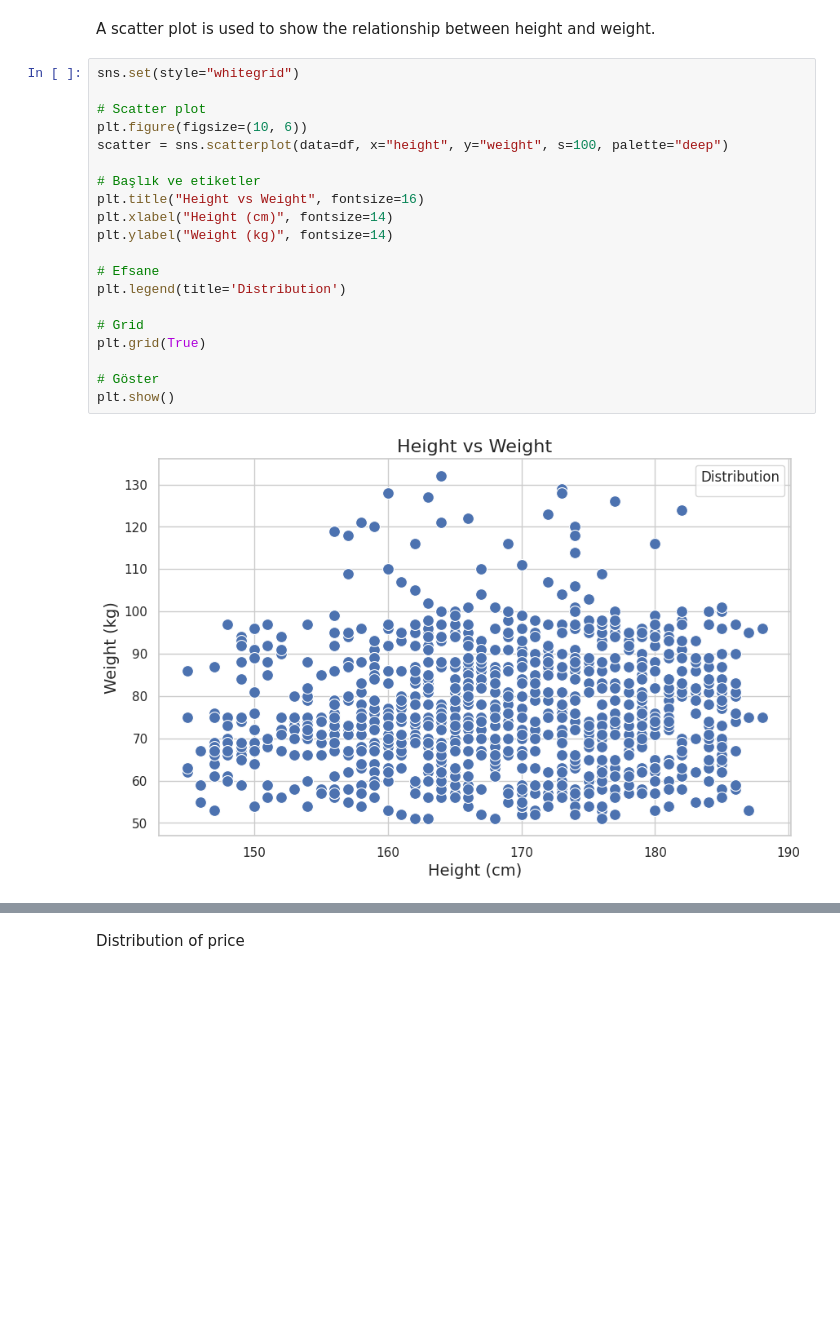
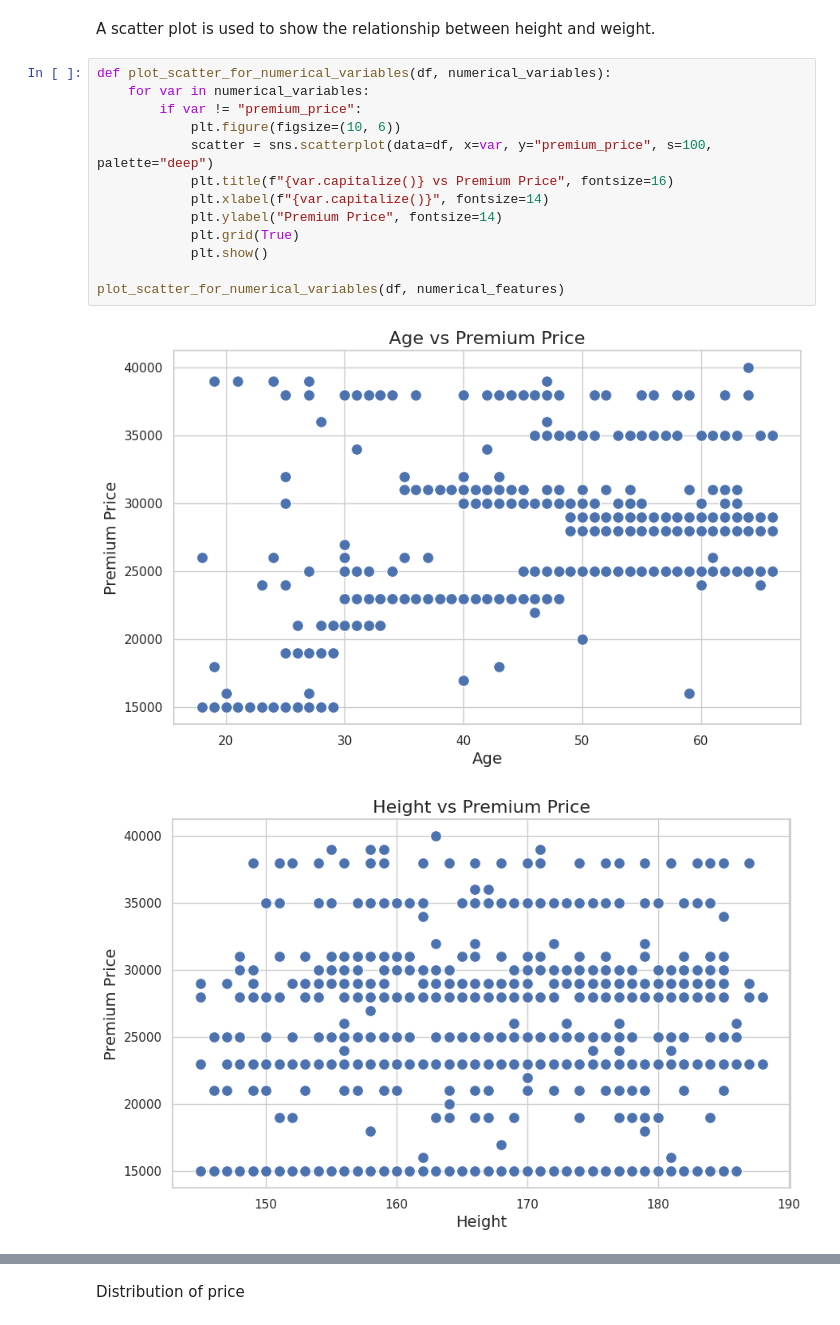
Before and after one commit to kellyvergarat/ML-Medical-Insurance-Prediction, a Jupyter notebook: medical_insurance_regression.ipynb, the cells around one changed output, grey strips where cells are left out. Cells and saved outputs as stored; diff of their text form; blank space fills up the shorter version.

```diff
--- a/medical_insurance_regression.ipynb
+++ b/medical_insurance_regression.ipynb
@@ -129,24 +129,18 @@ sns.heatmap(df.corr(), annot=True,linewidths=.5, cmap="Reds")
 # %% [markdown]
 A scatter plot is used to show the relationship between height and weight.
 # %%
-sns.set(style="whitegrid")
+def plot_scatter_for_numerical_variables(df, numerical_variables):
+    for var in numerical_variables:
+        if var != "premium_price":
+            plt.figure(figsize=(10, 6))
+            scatter = sns.scatterplot(data=df, x=var, y="premium_price", s=100, palette="deep")
+            plt.title(f"{var.capitalize()} vs Premium Price", fontsize=16)
+            plt.xlabel(f"{var.capitalize()}", fontsize=14)
+            plt.ylabel("Premium Price", fontsize=14)
+            plt.grid(True)
+            plt.show()
 
-# Scatter plot
-plt.figure(figsize=(10, 6))
-scatter = sns.scatterplot(data=df, x="height", y="weight", s=100, palette="deep")
-
-# Başlık ve etiketler
-plt.title("Height vs Weight", fontsize=16)
-plt.xlabel("Height (cm)", fontsize=14)
-plt.ylabel("Weight (kg)", fontsize=14)
-
-# Efsane
-plt.legend(title='Distribution')
-
-# Grid
-plt.grid(True)
-
-# Göster
-plt.show()
+plot_scatter_for_numerical_variables(df, numerical_features)
 # %% [output]
-[figure, old version]
+[figure, new version]
+[figure, added]
```
Also changed, not shown: parts of 26 cells of this notebook.
